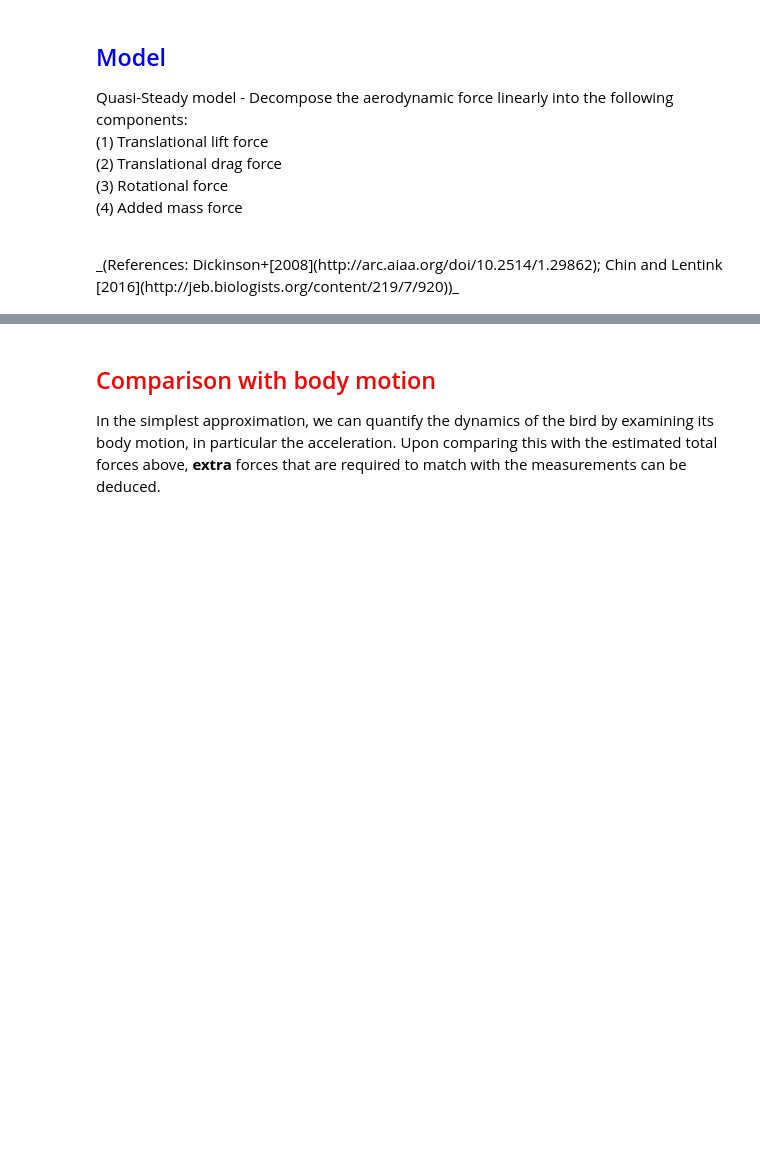
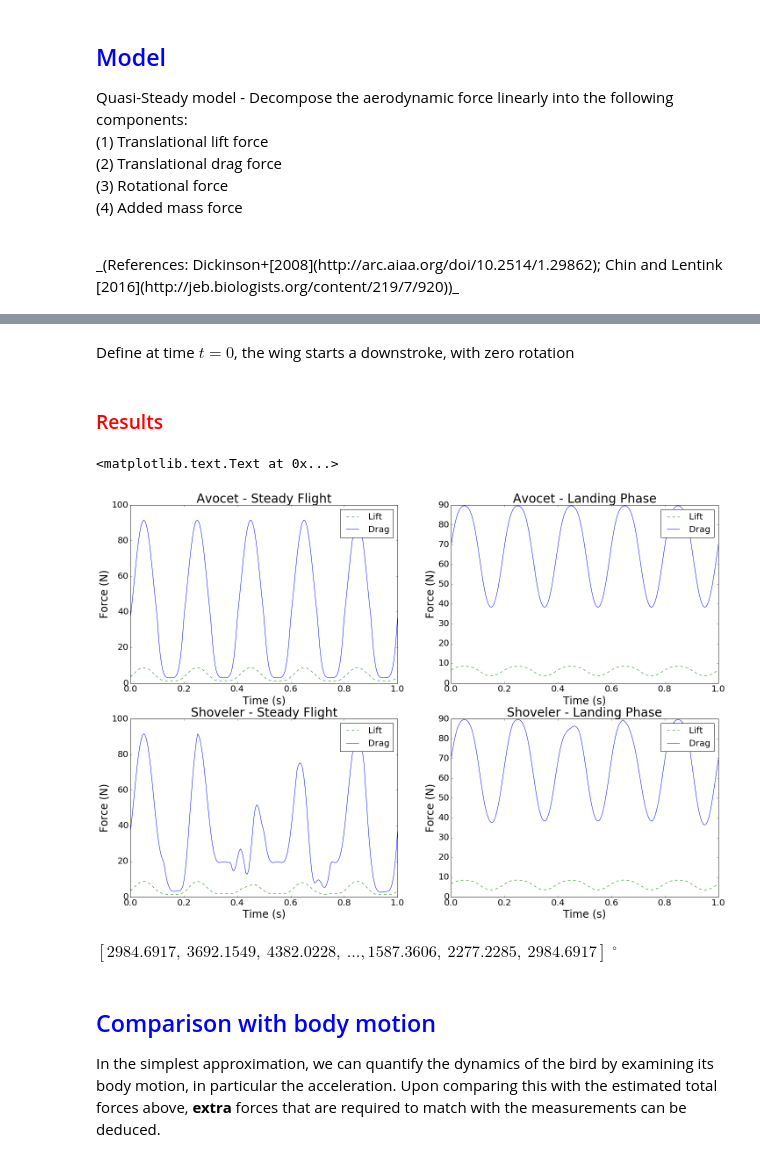
Before and after one commit to Ravirajadrangi/Biomechanics-of-Flight., a Jupyter notebook: dynamics/quick_estimate.ipynb, the cells around one changed output, grey strips where cells are left out. Saved outputs shown, nothing was run; the diff lists cells and outputs as text; code cells hidden in the pictures; blank space fills up the shorter version.

Commit message:
done translational forces, lift and drag

```diff
--- a/dynamics/quick_estimate.ipynb
+++ b/dynamics/quick_estimate.ipynb
@@ -44,0 +39,2 @@ time_elapse = 0.
+# %% [markdown]
+Define at time $t=0$, the wing starts a downstroke, with zero rotation
@@ -45,3 +116,45 @@ time_elapse = 0.
+# %% [markdown]
+### <font color="red">Results</font>
+# %%
+avo_fl_1,avo_fd_1 = transl_forces(wing_c,wing_r,v_tot_avo_1,alpha_avo_1)
+avo_fl_2,avo_fd_2 = transl_forces(wing_c,wing_r,v_tot_avo_2,alpha_avo_2)
+sho_fl_1,sho_fd_1 = transl_forces(wing_c,wing_r,v_tot_avo_1,alpha_sho_1)
+sho_fl_2,sho_fd_2 = transl_forces(wing_c,wing_r,v_tot_avo_2,alpha_sho_2)
+# %%
+plt.figure(figsize=(24,16))
+
+plt.subplot(221)
+plt.plot(time_elapse,avo_fl_1,'g--',label='Lift')
+plt.plot(time_elapse,avo_fd_1,'b-',label='Drag')
+plt.xlabel('Time (s)',fontsize=24); plt.ylabel('Force (N)',fontsize=24)
+plt.xticks(fontsize=20); plt.yticks(fontsize=20); plt.legend(fontsize=20)
+plt.title('Avocet - Steady Flight',fontsize=28)
+plt.subplot(222)
+plt.plot(time_elapse,avo_fl_2,'g--',label='Lift')
+plt.plot(time_elapse,avo_fd_2,'b-',label='Drag')
+plt.xlabel('Time (s)',fontsize=24); plt.ylabel('Force (N)',fontsize=24)
+plt.xticks(fontsize=20); plt.yticks(fontsize=20); plt.legend(fontsize=20)
+plt.title('Avocet - Landing Phase',fontsize=28)
+
+plt.subplot(223)
+plt.plot(time_elapse,sho_fl_1,'g--',label='Lift')
+plt.plot(time_elapse,sho_fd_1,'b-',label='Drag')
+plt.xlabel('Time (s)',fontsize=24); plt.ylabel('Force (N)',fontsize=24)
+plt.xticks(fontsize=20); plt.yticks(fontsize=20); plt.legend(fontsize=20)
+plt.title('Shoveler - Steady Flight',fontsize=28)
+plt.subplot(224)
+plt.plot(time_elapse,sho_fl_2,'g--',label='Lift')
+plt.plot(time_elapse,sho_fd_2,'b-',label='Drag')
+plt.xlabel('Time (s)',fontsize=24); plt.ylabel('Force (N)',fontsize=24)
+plt.xticks(fontsize=20); plt.yticks(fontsize=20); plt.legend(fontsize=20)
+plt.title('Shoveler - Landing Phase',fontsize=28)
+# %% [output]
+<matplotlib.text.Text at 0x...>
+[figure, added]
+# %%
+np.sum(alpha_avo_1,axis=0)
+# %% [output]
+$[2984.6917,~3692.1549,~4382.0228,~\dots, 1587.3606,~2277.2285,~2984.6917] \; \mathrm{{}^{\circ}}$
 # %% [markdown]
-## <font color="Red">Comparison with body motion</font>
+## <font color="blue">Comparison with body motion</font>
 In the simplest approximation, we can quantify the dynamics of the bird by examining its body motion, in particular the acceleration. Upon comparing this with the estimated total forces above, **extra** forces that are required to match with the measurements can be deduced.
```
Also changed, not shown: parts of 6 cells of this notebook.
